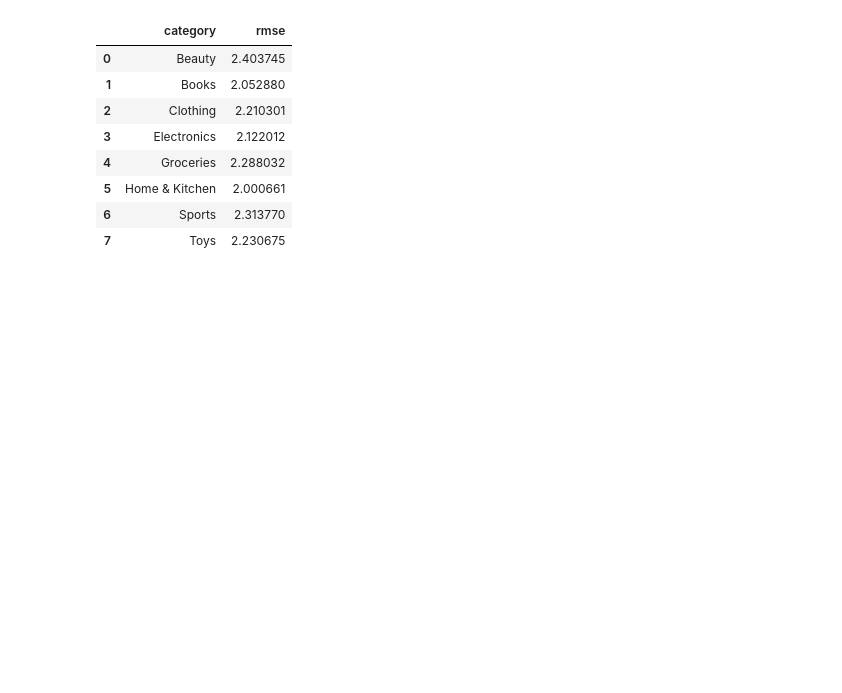
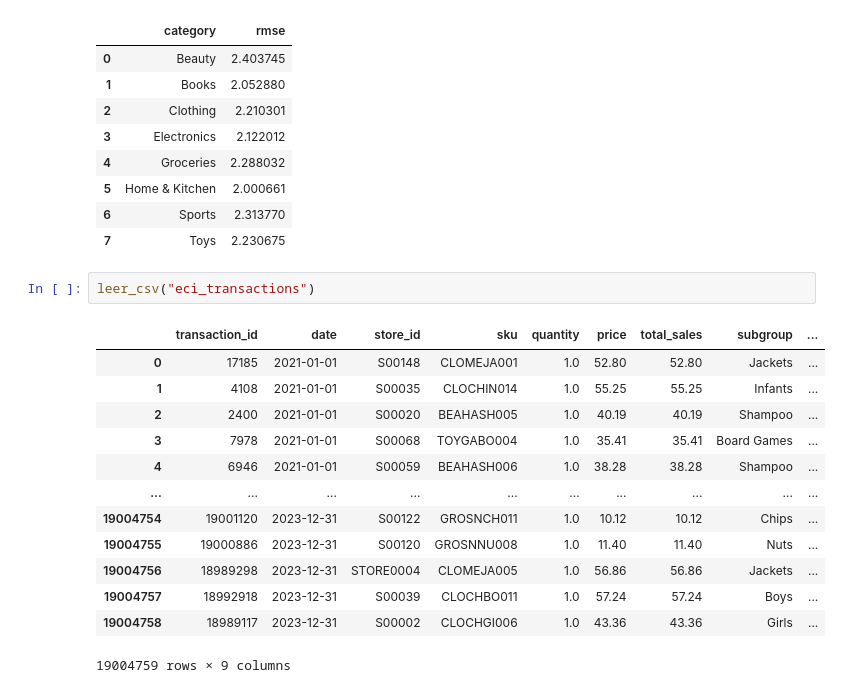
Before and after one commit to Emiliano-Torres/proyecto_eci, a Jupyter notebook: otro_niveles_jerarquicos.ipynb, the cells around one changed output. Saved outputs shown, nothing was run; the diff lists cells and outputs as text; blank space fills up the shorter version.

```diff
--- a/otro_niveles_jerarquicos.ipynb
+++ b/otro_niveles_jerarquicos.ipynb
@@ -395,3 +395,19 @@ taka[["category","rmse"]]
 | 5 | Home & Kitchen | 2.000661 |
 | 6 | Sports | 2.313770 |
 | 7 | Toys | 2.230675 |
+# %%
+leer_csv("eci_transactions")
+# %% [output]
+|  | transaction_id | date | store_id | sku | quantity | price | total_sales | subgroup | ... |
+| 0 | 17185 | 2021-01-01 | S00148 | CLOMEJA001 | 1.0 | 52.80 | 52.80 | Jackets | ... |
+| 1 | 4108 | 2021-01-01 | S00035 | CLOCHIN014 | 1.0 | 55.25 | 55.25 | Infants | ... |
+| 2 | 2400 | 2021-01-01 | S00020 | BEAHASH005 | 1.0 | 40.19 | 40.19 | Shampoo | ... |
+| 3 | 7978 | 2021-01-01 | S00068 | TOYGABO004 | 1.0 | 35.41 | 35.41 | Board Games | ... |
+| 4 | 6946 | 2021-01-01 | S00059 | BEAHASH006 | 1.0 | 38.28 | 38.28 | Shampoo | ... |
+| ... | ... | ... | ... | ... | ... | ... | ... | ... | ... |
+| 19004754 | 19001120 | 2023-12-31 | S00122 | GROSNCH011 | 1.0 | 10.12 | 10.12 | Chips | ... |
+| 19004755 | 19000886 | 2023-12-31 | S00120 | GROSNNU008 | 1.0 | 11.40 | 11.40 | Nuts | ... |
+| 19004756 | 18989298 | 2023-12-31 | STORE0004 | CLOMEJA005 | 1.0 | 56.86 | 56.86 | Jackets | ... |
+| 19004757 | 18992918 | 2023-12-31 | S00039 | CLOCHBO011 | 1.0 | 57.24 | 57.24 | Boys | ... |
+| 19004758 | 18989117 | 2023-12-31 | S00002 | CLOCHGI006 | 1.0 | 43.36 | 43.36 | Girls | ... |
+19004759 rows × 9 columns
```
Also changed, not shown: 2 other files.
